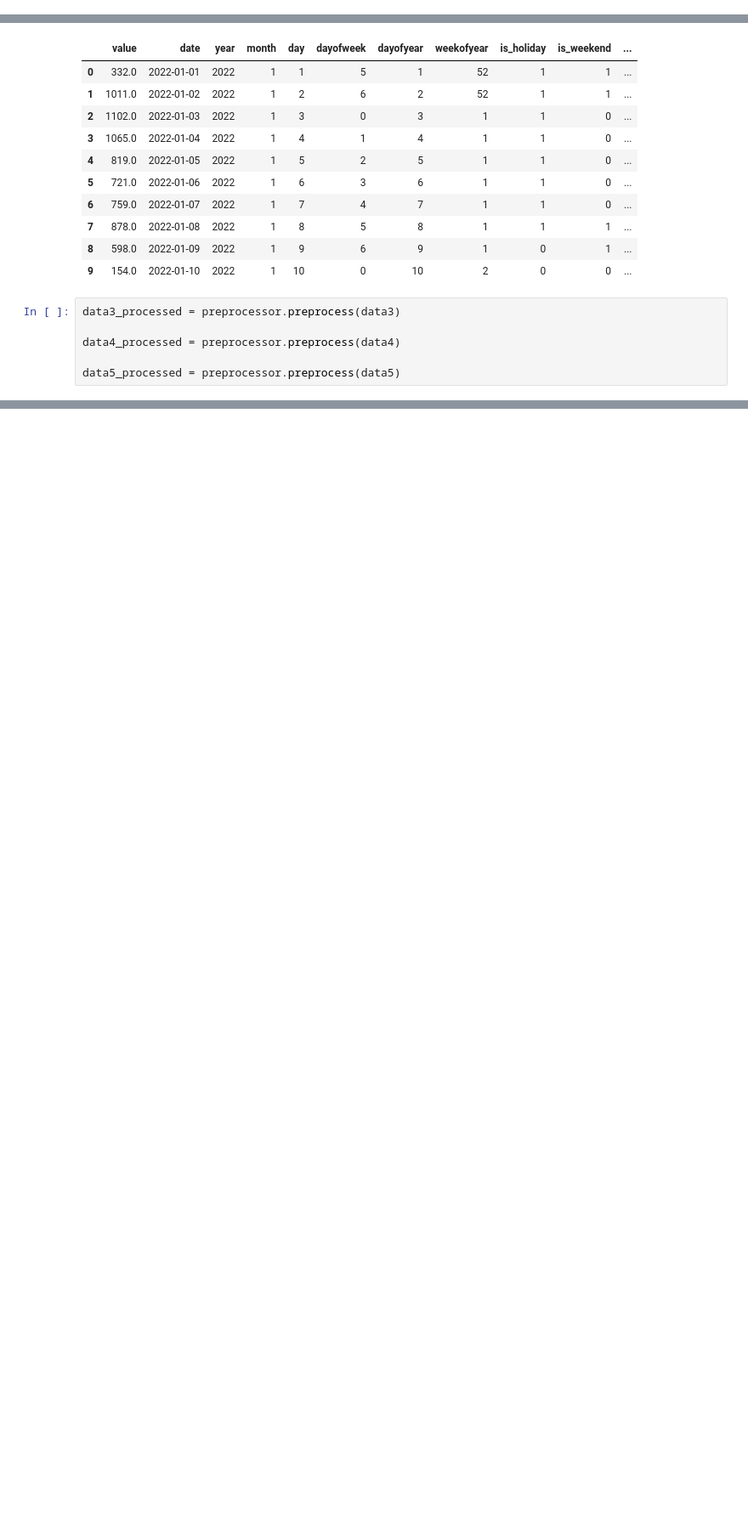
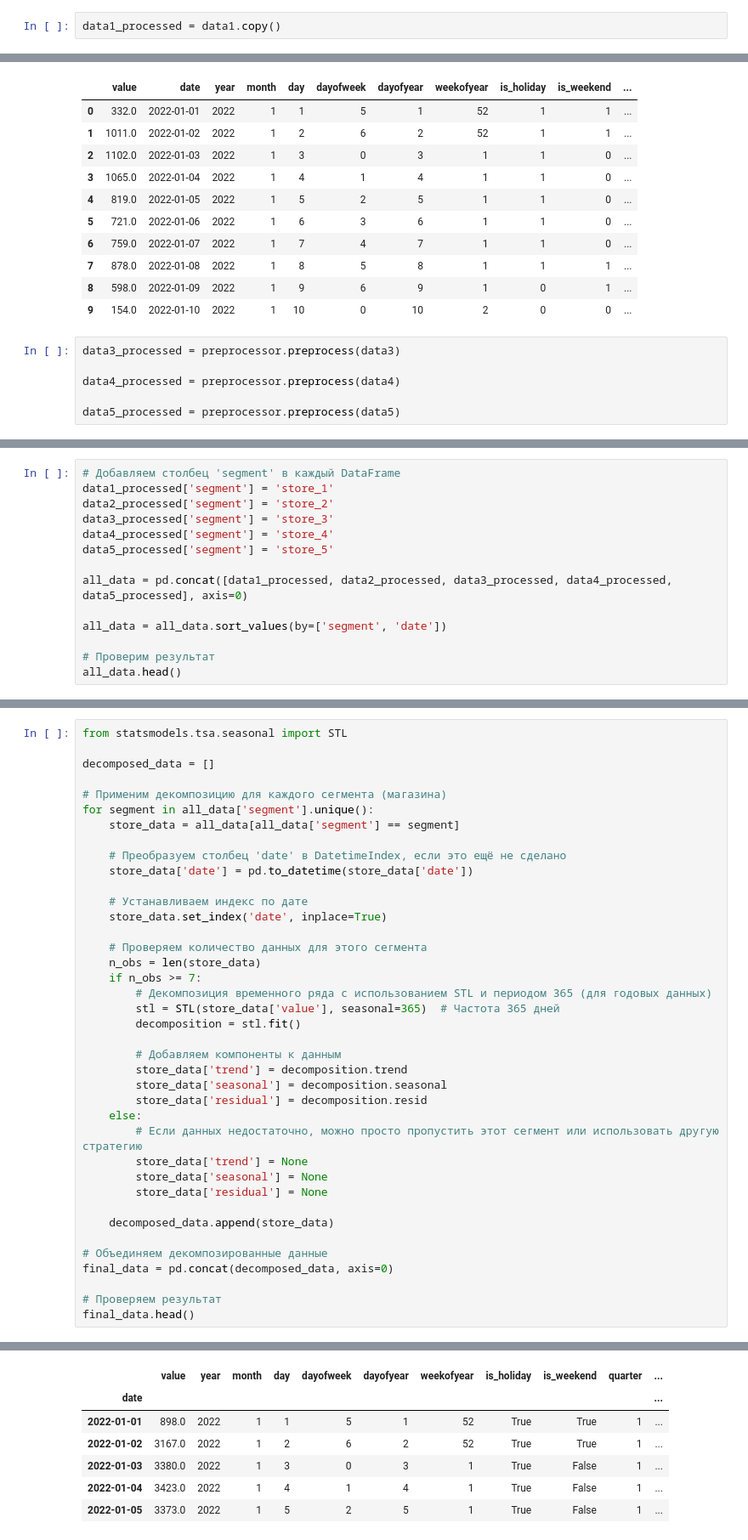
Before and after one commit to Yeetmq/time_hackathon, a Jupyter notebook: standart_model.ipynb, the cells around one changed output, grey strips where cells are left out. Shown at 85% size. Saved outputs shown, nothing was run; the diff lists cells and outputs as text; blank space fills up the shorter version.

Commit message:
Добавлена декомпозиция временных рядов

```diff
--- a/standart_model.ipynb
+++ b/standart_model.ipynb
@@ -129,6 +129,8 @@ data1.head(10)
 | 7 | 3645.0 | 2022-01-08 | 2022 | 1 | 8 | 5 | 8 | 1 | True | True | ... |
 | 8 | 3543.0 | 2022-01-09 | 2022 | 1 | 9 | 6 | 9 | 1 | False | True | ... |
 | 9 | 2122.0 | 2022-01-10 | 2022 | 1 | 10 | 0 | 10 | 2 | False | False | ... |
+# %%
+data1_processed = data1.copy()
 # %% [markdown]
 #### Создадим класс предобработки данных и применим его к остальным временным рядам
 # %%
@@ -225,0 +242,14 @@ data5_processed = preprocessor.preprocess(data5)
+# %%
+# Добавляем столбец 'segment' в каждый DataFrame
+data1_processed['segment'] = 'store_1'
+data2_processed['segment'] = 'store_2'
+data3_processed['segment'] = 'store_3'
+data4_processed['segment'] = 'store_4'
+data5_processed['segment'] = 'store_5'
+
+all_data = pd.concat([data1_processed, data2_processed, data3_processed, data4_processed, data5_processed], axis=0)
+
+all_data = all_data.sort_values(by=['segment', 'date'])
+
+# Проверим результат
+all_data.head()
@@ -225,0 +263,40 @@ data5_processed = preprocessor.preprocess(data5)
+# %%
+from statsmodels.tsa.seasonal import STL
+
+decomposed_data = []
+
+# Применим декомпозицию для каждого сегмента (магазина)
+for segment in all_data['segment'].unique():
+    store_data = all_data[all_data['segment'] == segment]
+
+    # Преобразуем столбец 'date' в DatetimeIndex, если это ещё не сделано
+    store_data['date'] = pd.to_datetime(store_data['date'])
+
+    # Устанавливаем индекс по дате
+    store_data.set_index('date', inplace=True)
+
+    # Проверяем количество данных для этого сегмента
+    n_obs = len(store_data)
+    if n_obs >= 7:
+        # Декомпозиция временного ряда с использованием STL и периодом 365 (для годовых данных)
+        stl = STL(store_data['value'], seasonal=365)  # Частота 365 дней
+        decomposition = stl.fit()
+
+        # Добавляем компоненты к данным
+        store_data['trend'] = decomposition.trend
+        store_data['seasonal'] = decomposition.seasonal
+        store_data['residual'] = decomposition.resid
+    else:
+        # Если данных недостаточно, можно просто пропустить этот сегмент или использовать другую стратегию
+        store_data['trend'] = None
+        store_data['seasonal'] = None
+        store_data['residual'] = None
+
+    decomposed_data.append(store_data)
+
+# Объединяем декомпозированные данные
+final_data = pd.concat(decomposed_data, axis=0)
+
+# Проверяем результат
+final_data.head()
+# %% [output]
@@ -225,0 +320,7 @@ data5_processed = preprocessor.preprocess(data5)
+|  | value | year | month | day | dayofweek | dayofyear | weekofyear | is_holiday | is_weekend | quarter | ... |
+| date |  |  |  |  |  |  |  |  |  |  | ... |
+| 2022-01-01 | 898.0 | 2022 | 1 | 1 | 5 | 1 | 52 | True | True | 1 | ... |
+| 2022-01-02 | 3167.0 | 2022 | 1 | 2 | 6 | 2 | 52 | True | True | 1 | ... |
+| 2022-01-03 | 3380.0 | 2022 | 1 | 3 | 0 | 3 | 1 | True | False | 1 | ... |
+| 2022-01-04 | 3423.0 | 2022 | 1 | 4 | 1 | 4 | 1 | True | False | 1 | ... |
+| 2022-01-05 | 3373.0 | 2022 | 1 | 5 | 2 | 5 | 1 | True | False | 1 | ... |
```
Also changed, not shown: parts of 7 cells of this notebook.
